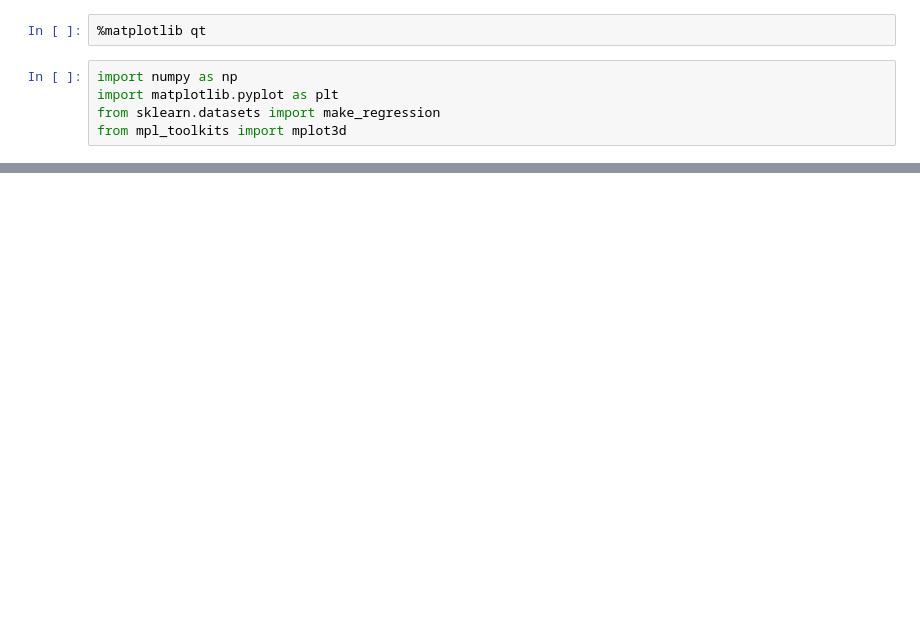
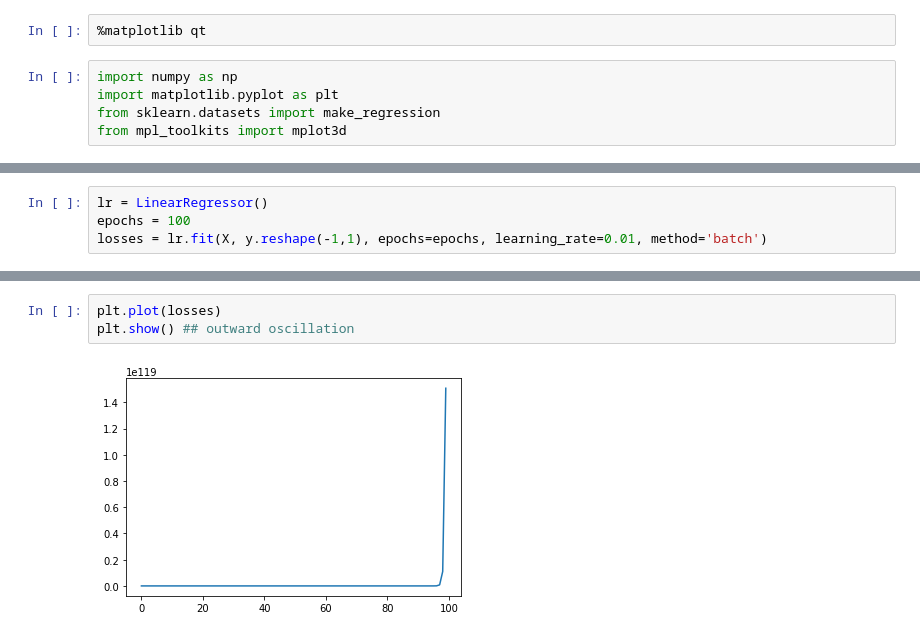
Before and after one commit to princeyyadav/CB-LV-PY-Oct21, a Jupyter notebook: DS/08 Gradient Descent LR/08 Gradient Descent LR.ipynb, the cells around one changed output, grey strips where cells are left out. Saved outputs shown, nothing was run; the diff lists cells and outputs as text; blank space fills up the shorter version.

```diff
--- a/DS/08 Gradient Descent LR/08 Gradient Descent LR.ipynb
+++ b/DS/08 Gradient Descent LR/08 Gradient Descent LR.ipynb
@@ -65,0 +164,4 @@ X.shape
+# %%
+lr = LinearRegressor()
+epochs = 100
+losses = lr.fit(X, y.reshape(-1,1), epochs=epochs, learning_rate=0.01, method='batch')
@@ -65,0 +186,5 @@ X.shape
+# %%
+plt.plot(losses)
+plt.show() ## outward oscillation
+# %% [output]
+[figure, added]
```
Also changed, not shown: parts of 12 cells of this notebook.
